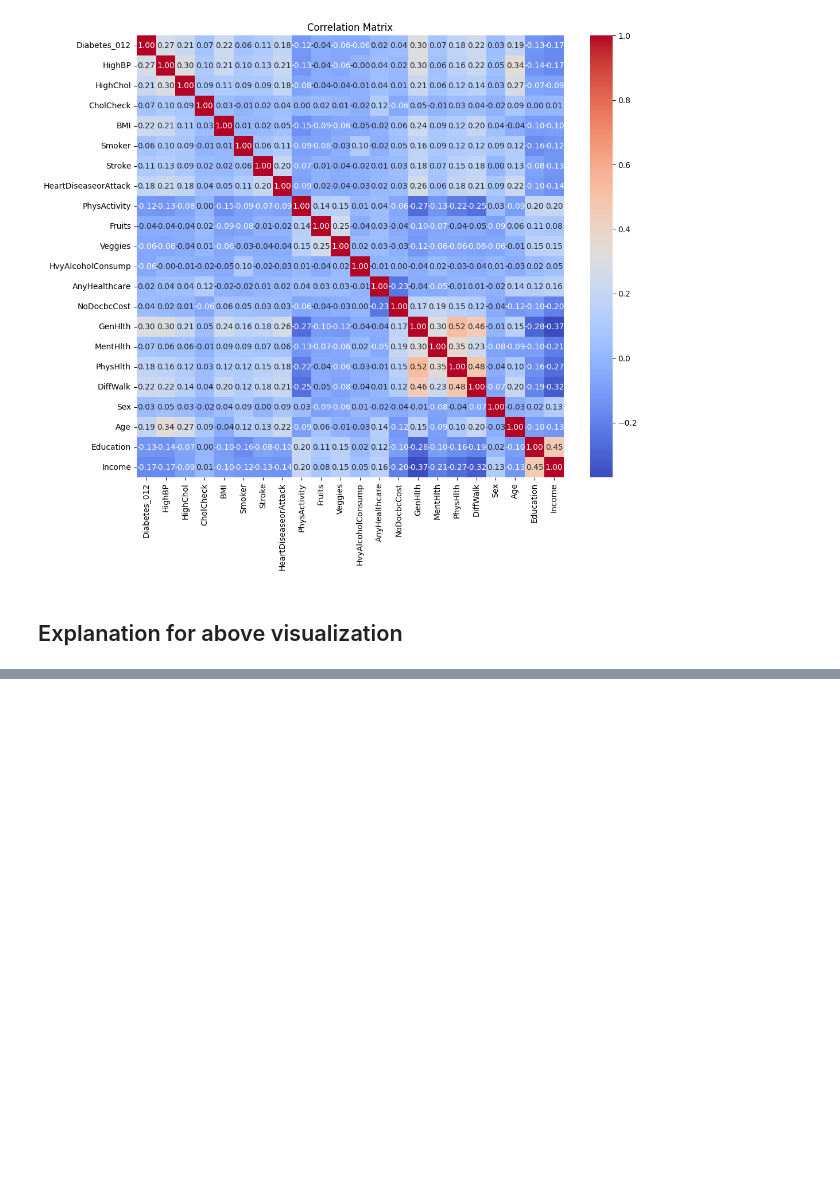
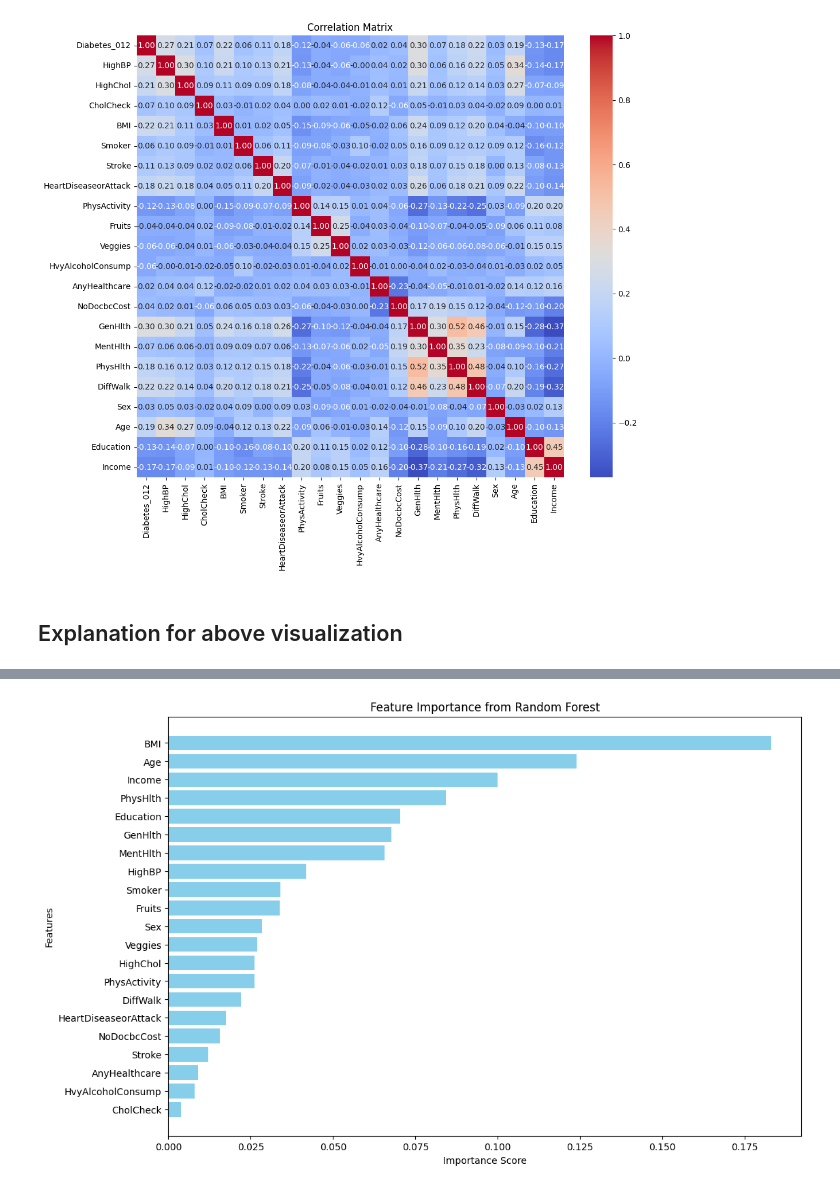
Before and after one commit to praleshraya/diabetes_classification, a Jupyter notebook: diabetes_classification.ipynb, the cells around one changed output, grey strips where cells are left out. Cells and saved outputs as stored; diff of their text form; code cells hidden in the pictures; blank space fills up the shorter version.

```diff
--- a/diabetes_classification.ipynb
+++ b/diabetes_classification.ipynb
@@ -49,7 +47,7 @@ pd.read_csv(): Reads a comma-separated values (CSV) file into a DataFrame.
 df.head(): Displays the first five rows of the DataFrame to give an overview of the data.
 # %%
 # Load the dataset from a CSV file
-df = pd.read_csv('C:/Users/nshrestha/Documents/personal_projects/diabetes_classification/data/diabetes_012_health_indicators_BRFSS2015.csv')  # Replace with your actual file path or name
+df = pd.read_csv('./data/diabetes_012_health_indicators_BRFSS2015.csv')  # Replace with your actual file path or name
 
 # Display the first five rows of the dataset
 df.head()
@@ -187,0 +275,14 @@ plt.show()
+# %%
+import pandas as pd
+from sklearn.ensemble import RandomForestClassifier
+
+# Train Random Forest
+model = RandomForestClassifier(random_state=42)
+model.fit(X, y)
+
+# Extract feature importances
+feature_importances = pd.DataFrame({'Feature': X.columns, 'Importance': model.feature_importances_})
+feature_importances = feature_importances.sort_values(by='Importance', ascending=False)
+
+print("Top Features Based on Random Forest Importance:")
+print(feature_importances)
@@ -187,0 +307,20 @@ plt.show()
+# %%
+# Plot the feature importance graph
+
+import matplotlib.pyplot as plt
+
+# Visualize feature importance
+def plot_feature_importance(feature_importances):
+    plt.figure(figsize=(12, 8))
+    plt.barh(feature_importances['Feature'], feature_importances['Importance'], color='skyblue')
+    plt.gca().invert_yaxis()  # Invert y-axis to have the most important features at the top
+    plt.title('Feature Importance from Random Forest')
+    plt.xlabel('Importance Score')
+    plt.ylabel('Features')
+    plt.show()
+
+
+# Call the function with your feature_importances DataFrame
+plot_feature_importance(feature_importances)
+# %% [output]
+[figure, added]
```
Also changed, not shown: parts of 29 cells of this notebook, 15 other files.
